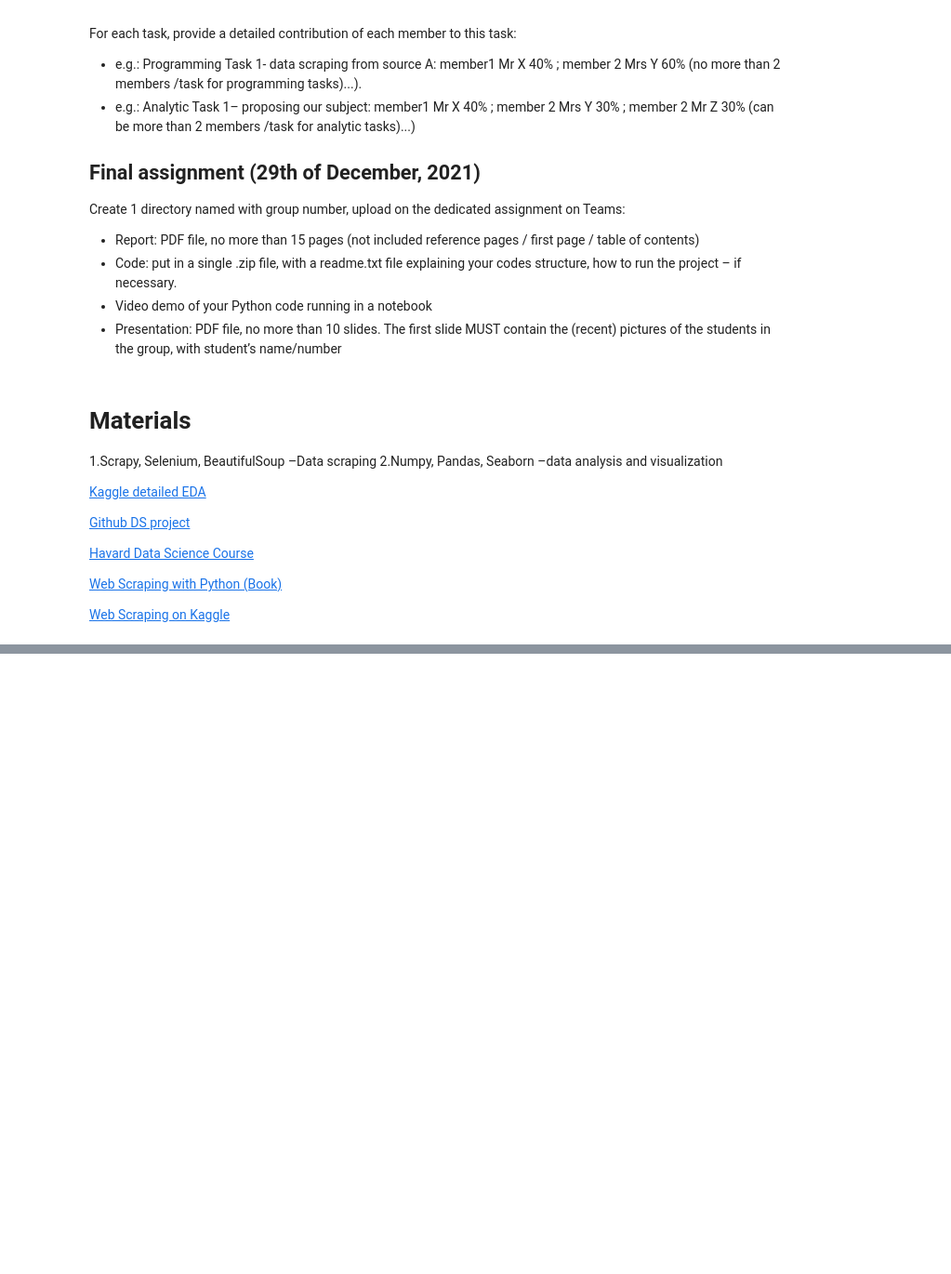
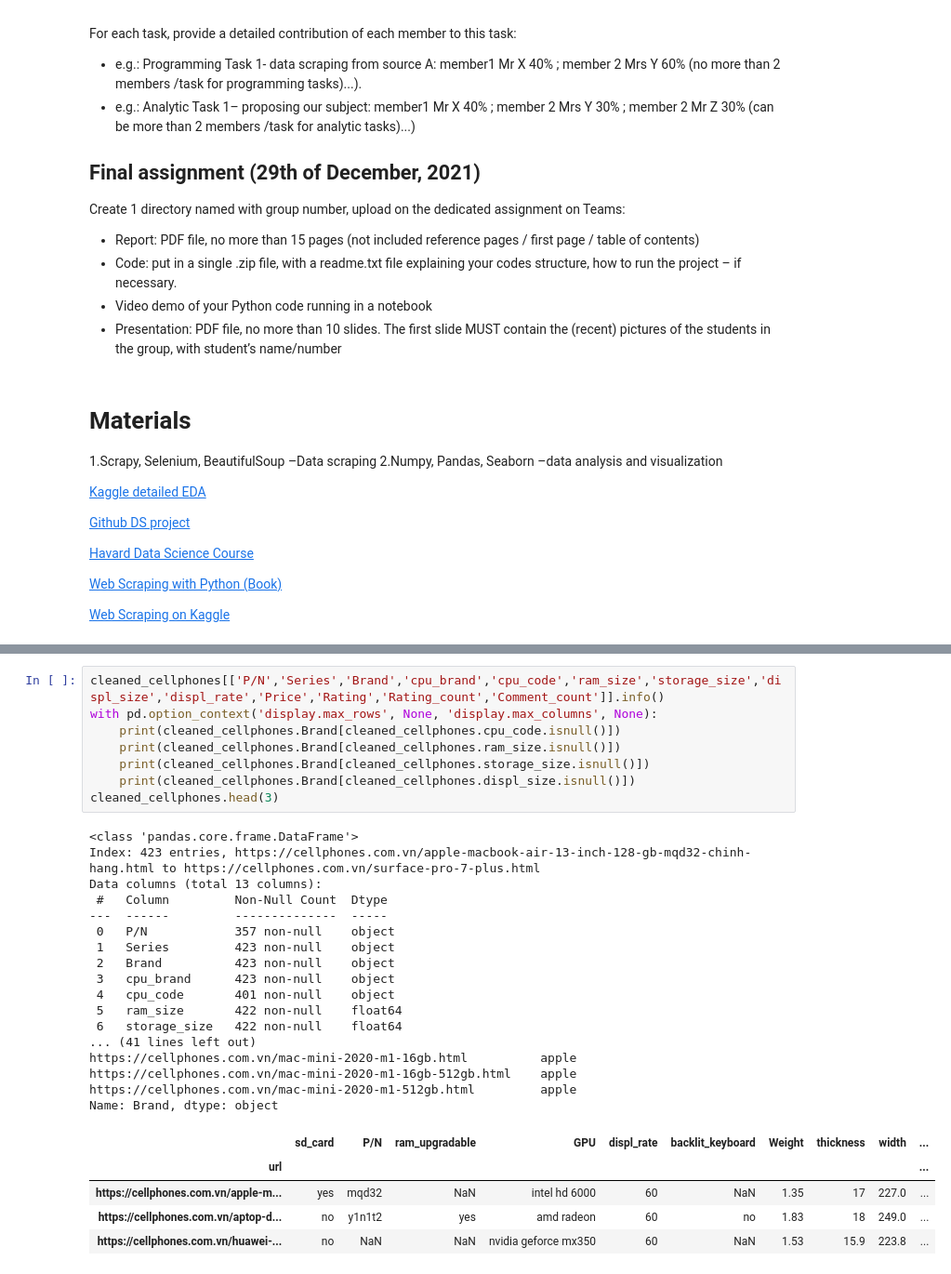
Before and after one commit to hungpham13/Laptop-EDA, a Jupyter notebook: DS_Project_20211.ipynb, the cells around one changed output, grey strips where cells are left out. Shown at 93% size. Cells and saved outputs as stored; diff of their text form; blank space fills up the shorter version.

```diff
--- a/DS_Project_20211.ipynb
+++ b/DS_Project_20211.ipynb
@@ -44,0 +441,31 @@ Create 1 directory named with group number, upload on the dedicated assignment o
+# %%
+cleaned_cellphones[['P/N','Series','Brand','cpu_brand','cpu_code','ram_size','storage_size','displ_size','displ_rate','Price','Rating','Rating_count','Comment_count']].info()
+with pd.option_context('display.max_rows', None, 'display.max_columns', None):
+    print(cleaned_cellphones.Brand[cleaned_cellphones.cpu_code.isnull()])
+    print(cleaned_cellphones.Brand[cleaned_cellphones.ram_size.isnull()])
+    print(cleaned_cellphones.Brand[cleaned_cellphones.storage_size.isnull()])
+    print(cleaned_cellphones.Brand[cleaned_cellphones.displ_size.isnull()])
+cleaned_cellphones.head(3)
+# %% [output]
+<class 'pandas.core.frame.DataFrame'>
+Index: 423 entries, https://cellphones.com.vn/apple-macbook-air-13-inch-128-gb-mqd32-chinh-hang.html to https://cellphones.com.vn/surface-pro-7-plus.html
+Data columns (total 13 columns):
+ #   Column         Non-Null Count  Dtype
+---  ------         --------------  -----
+ 0   P/N            357 non-null    object
+ 1   Series         423 non-null    object
+ 2   Brand          423 non-null    object
+ 3   cpu_brand      423 non-null    object
+ 4   cpu_code       401 non-null    object
+ 5   ram_size       422 non-null    float64
+ 6   storage_size   422 non-null    float64
+... (41 lines left out)
+https://cellphones.com.vn/mac-mini-2020-m1-16gb.html          apple
+https://cellphones.com.vn/mac-mini-2020-m1-16gb-512gb.html    apple
+https://cellphones.com.vn/mac-mini-2020-m1-512gb.html         apple
+Name: Brand, dtype: object
+|  | sd_card | P/N | ram_upgradable | GPU | displ_rate | backlit_keyboard | Weight | thickness | width | ... |
+| url |  |  |  |  |  |  |  |  |  | ... |
+| https://cellphones.com.vn/apple-m... | yes | mqd32 | NaN | intel hd 6000 | 60 | NaN | 1.35 | 17 | 227.0 | ... |
+| https://cellphones.com.vn/aptop-d... | no | y1n1t2 | yes | amd radeon | 60 | no | 1.83 | 18 | 249.0 | ... |
+| https://cellphones.com.vn/huawei-... | no | NaN | NaN | nvidia geforce mx350 | 60 | NaN | 1.53 | 15.9 | 223.8 | ... |
```
Also changed, not shown: parts of 25 cells of this notebook.
